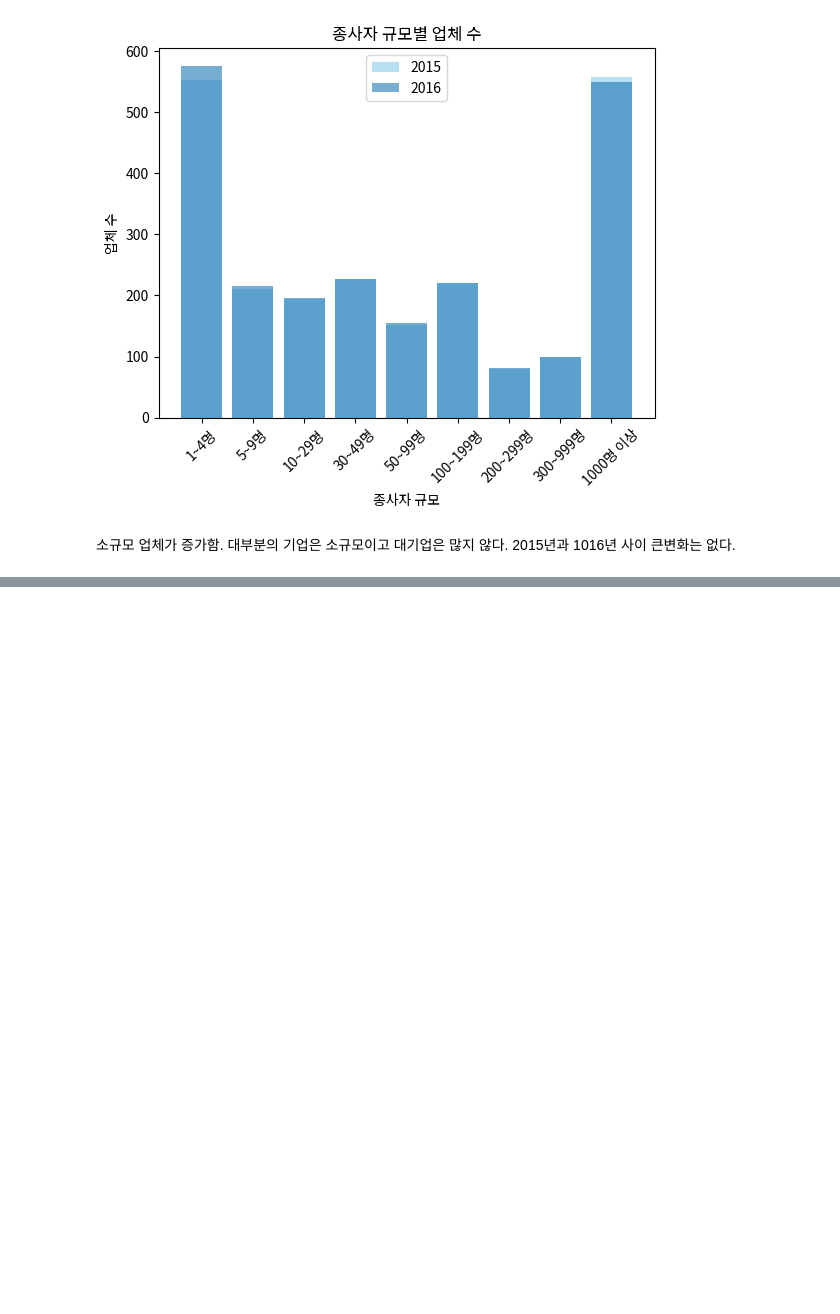
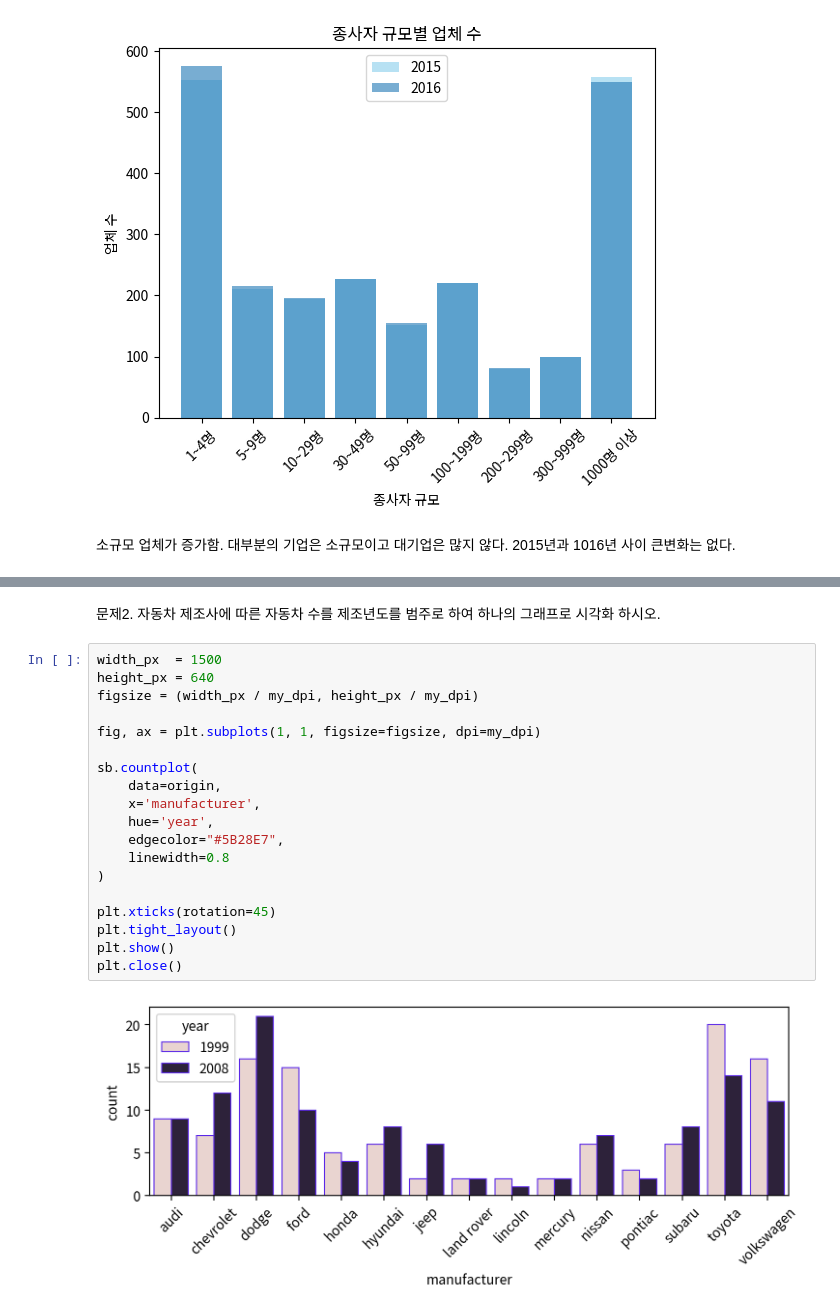
Before and after one commit to jyhong0207-netizen/python-study, a Jupyter notebook: DATA ANALYSIS BASIC/데이터 시각화 종합 연습문제.ipynb, the cells around one changed output, grey strips where cells are left out. Drawn from its saved outputs; the diff is of its cells as text; blank space fills up the shorter version.

```diff
--- a/DATA ANALYSIS BASIC/데이터 시각화 종합 연습문제.ipynb
+++ b/DATA ANALYSIS BASIC/데이터 시각화 종합 연습문제.ipynb
@@ -462,0 +674,23 @@ plt.show()
+# %% [markdown]
+문제2. 자동차 제조사에 따른 자동차 수를 제조년도를 범주로 하여 하나의 그래프로 시각화 하시오.
+# %%
+width_px  = 1500
+height_px = 640
+figsize = (width_px / my_dpi, height_px / my_dpi)
+
+fig, ax = plt.subplots(1, 1, figsize=figsize, dpi=my_dpi)
+
+sb.countplot(
+    data=origin,
+    x='manufacturer',
+    hue='year',
+    edgecolor="#5B28E7",
+    linewidth=0.8
+)
+
+plt.xticks(rotation=45)
+plt.tight_layout()
+plt.show()
+plt.close()
+# %% [output]
+[figure, added]
```
Also changed, not shown: parts of 33 cells of this notebook, 7 other files.
